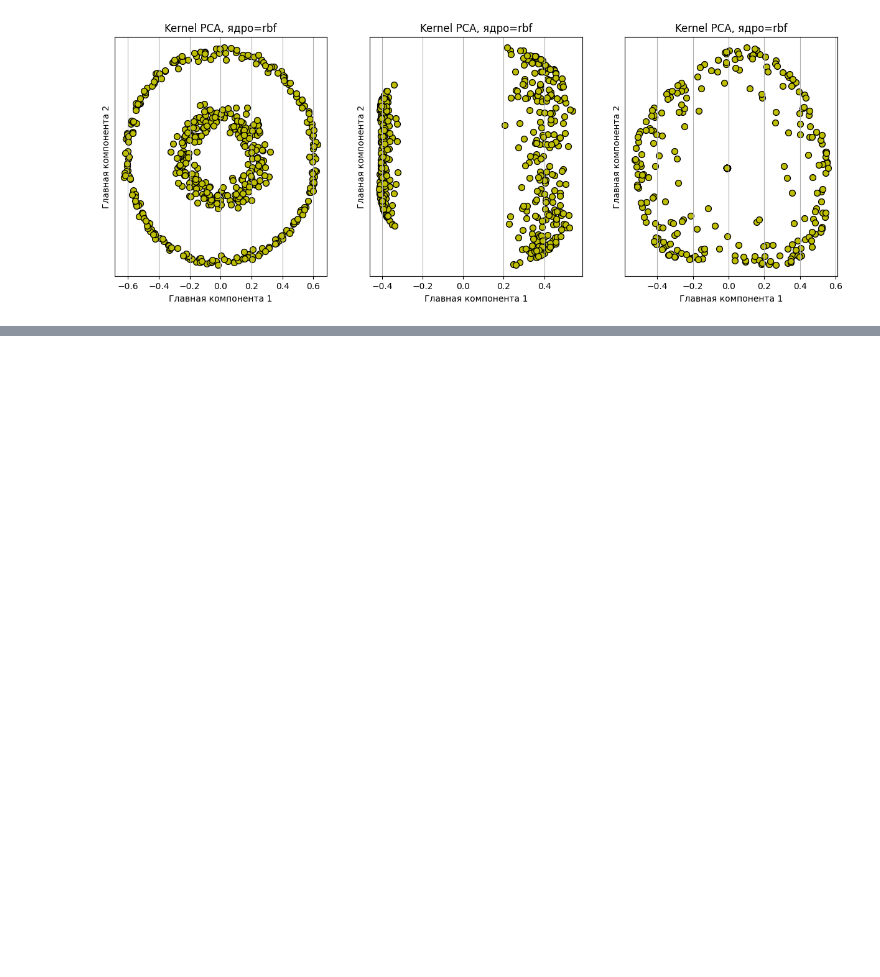
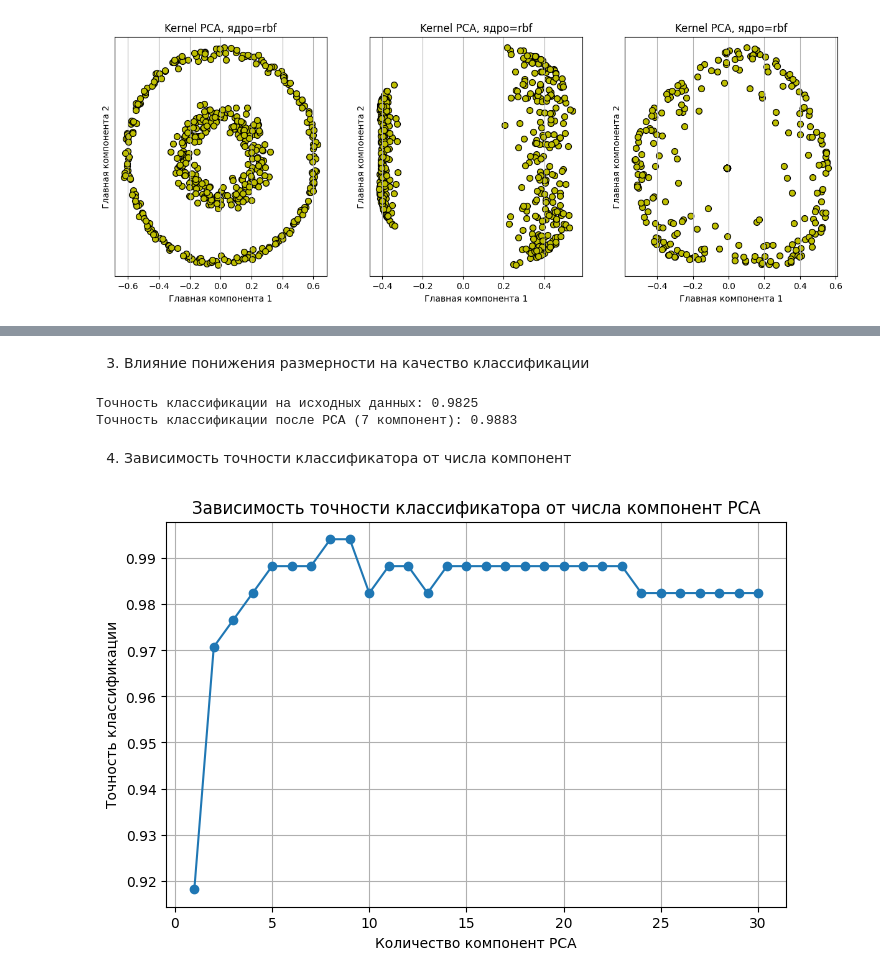
Before and after one commit to woodwyyn/ML, a Jupyter notebook: ML6_2.ipynb, the cells around one changed output, grey strips where cells are left out. Drawn from its saved outputs; the diff is of its cells as text; code cells hidden in the pictures; blank space fills up the shorter version.

```diff
--- a/ML6_2.ipynb
+++ b/ML6_2.ipynb
@@ -356,0 +428,56 @@ for i, gamma in enumerate(gamma_values):
+# %% [markdown]
+3. Влияние понижения размерности на качество классификации
+# %%
+data = load_breast_cancer()
+X = data.data
+y = data.target
+
+scaler = StandardScaler()
+X_scaled = scaler.fit_transform(X)
+
+X_train, X_test, y_train, y_test = train_test_split(X_scaled, y, test_size=0.3, random_state=42)
+
+clf = LogisticRegression(max_iter=1000, random_state=42)
+clf.fit(X_train, y_train)
+y_pred = clf.predict(X_test)
+acc_orig = accuracy_score(y_test, y_pred)
+print(f"Точность классификации на исходных данных: {acc_orig:.4f}")
+
+pca7 = PCA(n_components=7)
+X_pca7 = pca7.fit_transform(X_scaled)
+
+X_train_pca, X_test_pca, _, _ = train_test_split(X_pca7, y, test_size=0.3, random_state=42)
+
+clf_pca = LogisticRegression(max_iter=1000, random_state=42)
+clf_pca.fit(X_train_pca, y_train)
+y_pred_pca = clf_pca.predict(X_test_pca)
+acc_pca = accuracy_score(y_test, y_pred_pca)
+print(f"Точность классификации после PCA (7 компонент): {acc_pca:.4f}")
+# %% [output]
+Точность классификации на исходных данных: 0.9825
+Точность классификации после PCA (7 компонент): 0.9883
+# %% [markdown]
+4. Зависимость точности классификатора от числа компонент
+# %%
+component_range = range(1, 31)
+accuracy_scores = []
+
+for n in component_range:
+    pca = PCA(n_components=n)
+    X_pca = pca.fit_transform(X_scaled)
+    X_train_pca, X_test_pca, y_train, y_test = train_test_split(X_pca, y, test_size=0.3, random_state=42)
+
+    clf = LogisticRegression(max_iter=1000, random_state=42)
+    clf.fit(X_train_pca, y_train)
+    y_pred = clf.predict(X_test_pca)
+    accuracy_scores.append(accuracy_score(y_test, y_pred))
+
+plt.figure(figsize=(8,5))
+plt.plot(component_range, accuracy_scores, marker='o')
+plt.xlabel('Количество компонент PCA')
+plt.ylabel('Точность классификации')
+plt.title('Зависимость точности классификатора от числа компонент PCA')
+plt.grid(True)
+plt.show()
+# %% [output]
+[figure, added]
```
Also changed, not shown: parts of 8 cells of this notebook.
